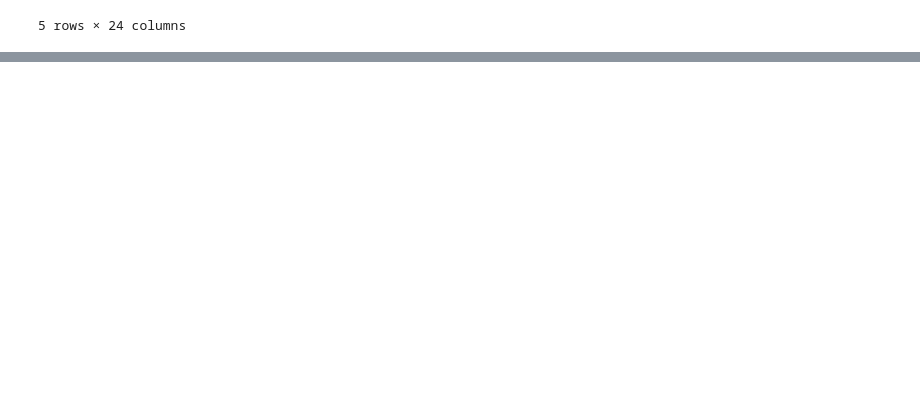
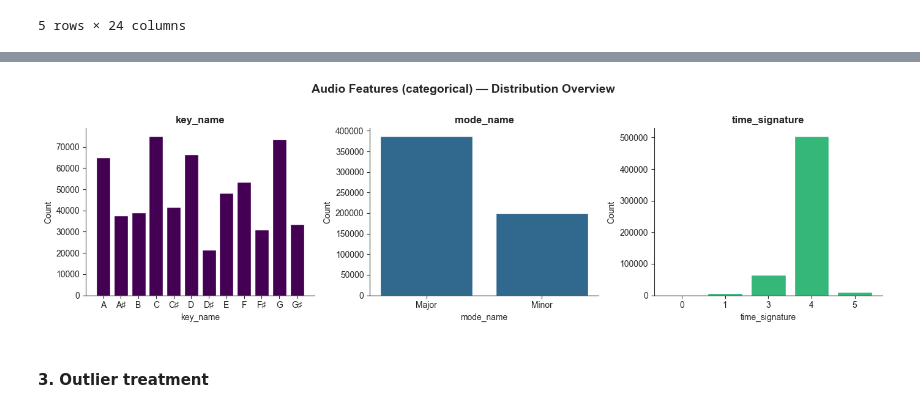
Before and after one commit to manuelcernigoj-lab/spoti-century, a Jupyter notebook: notebooks/01_tracks_elt.ipynb, the cells around one changed output, grey strips where cells are left out. Drawn from its saved outputs; the diff is of its cells as text; code cells hidden in the pictures; blank space fills up the shorter version.

```diff
--- a/notebooks/01_tracks_elt.ipynb
+++ b/notebooks/01_tracks_elt.ipynb
@@ -318,0 +469,26 @@ tracks.head()
+# %%
+# --- Distribution of numeric audio features ---
+fig, axes = plt.subplots(1, 3, figsize=(14, 4))
+axes = axes.flatten()
+
+# Generate 3 evenly spaced colors from the viridis palette
+colors = [plt.cm.viridis(i / len(features_list_cat)) for i in range(len(features_list_cat))]
+
+for i, (feature, color) in enumerate(zip(features_list_cat, colors)):
+    value_counts = tracks[feature].value_counts().sort_index()
+
+    axes[i].bar(value_counts.index.astype(str), value_counts.values,
+                color=color, edgecolor='white')
+    axes[i].set_title(feature, fontweight='bold')
+    axes[i].set_xlabel(feature)
+    axes[i].set_ylabel('Count')
+    sns.despine(ax=axes[i])
+
+plt.suptitle('Audio Features (categorical) — Distribution Overview',
+             fontsize=14, fontweight='bold', y=1.01)
+plt.tight_layout()
+plt.show()
+# %% [output]
+[figure, added]
+# %% [markdown]
+#### 3. Outlier treatment
```
Also changed, not shown: parts of 38 cells of this notebook.
